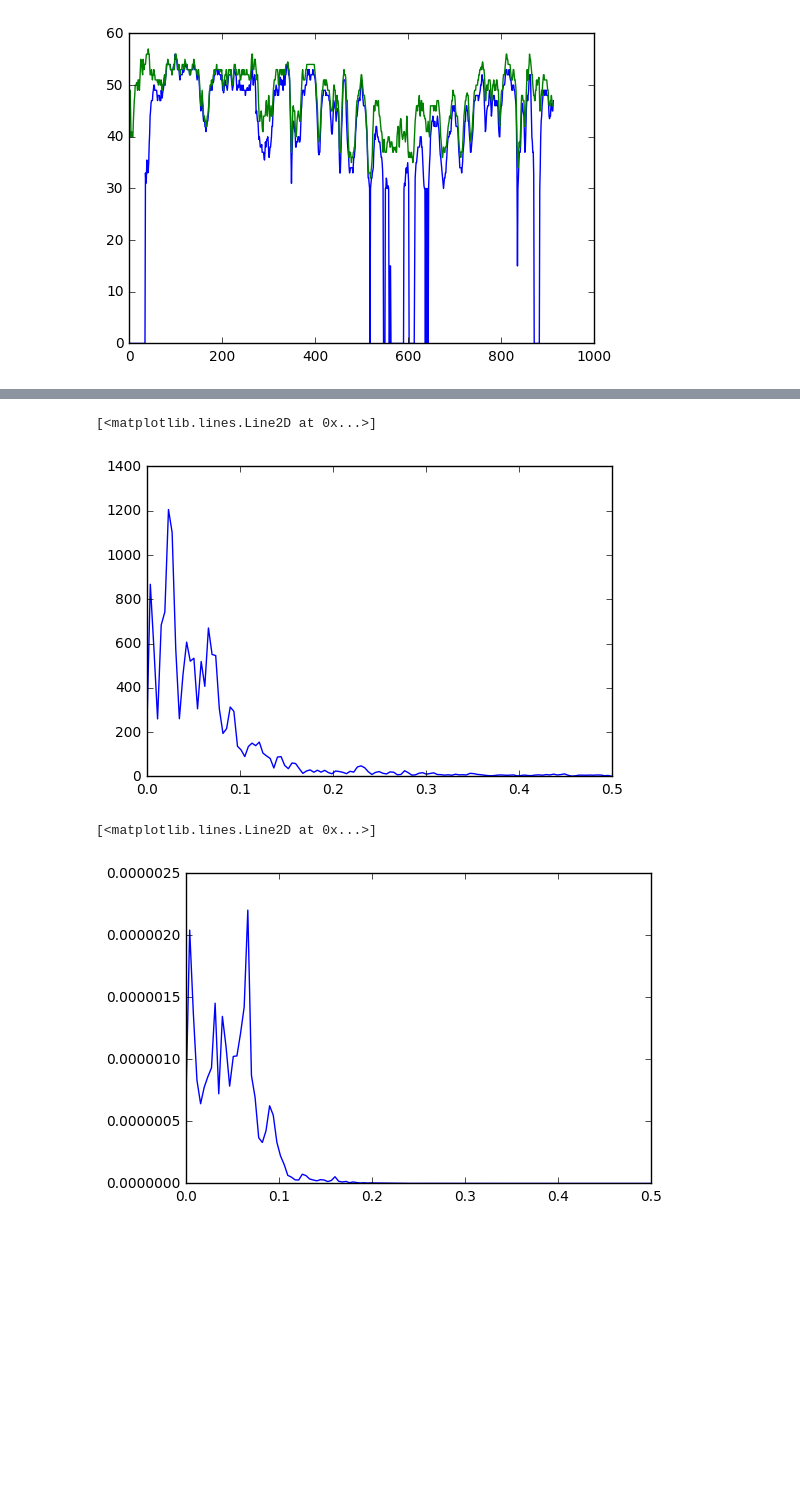
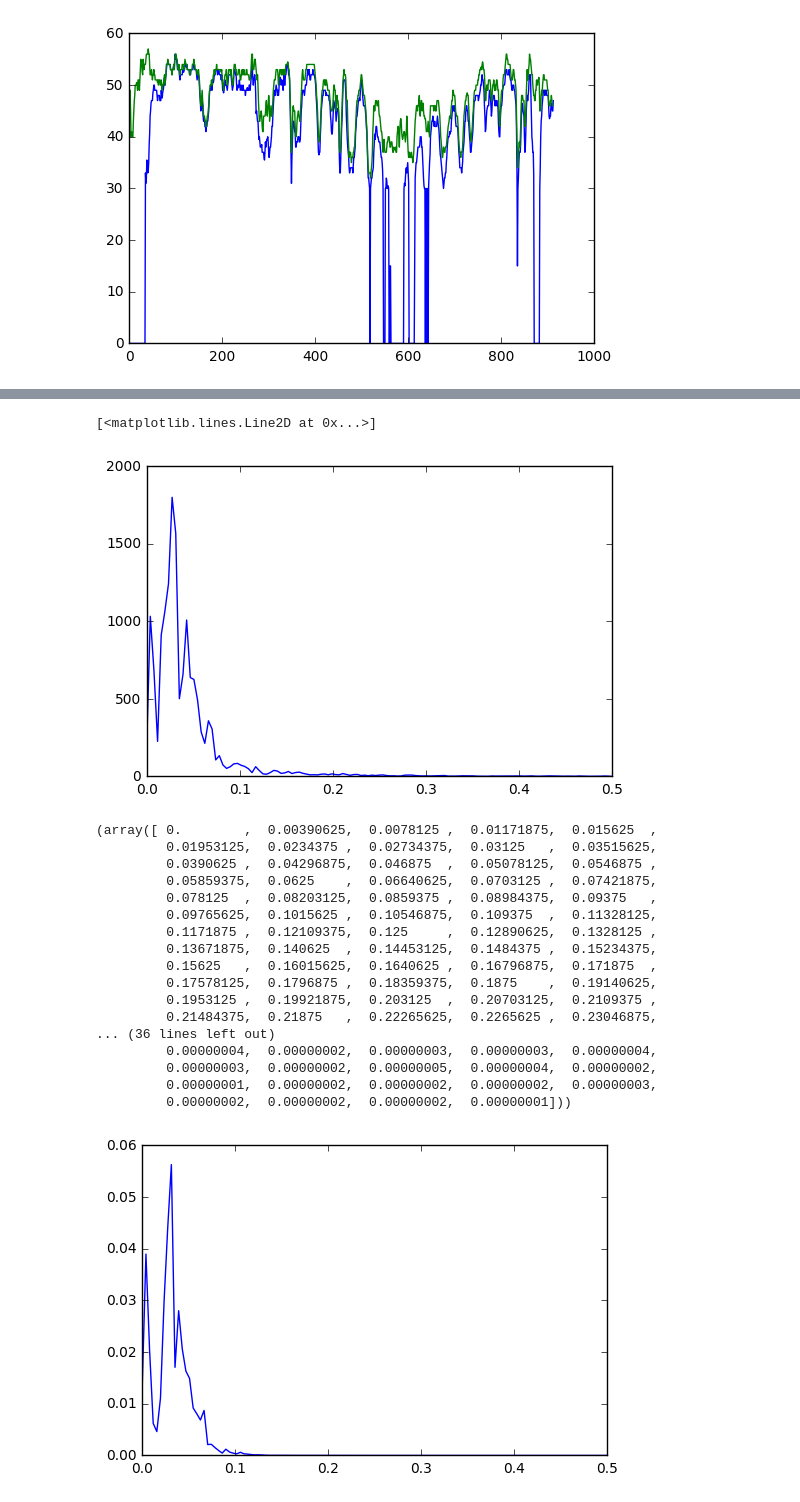
Before and after one commit to roy651/thesis, a Jupyter notebook: 3_PSD_and_filters.ipynb, the cells around one changed output, grey strips where cells are left out. Drawn from its saved outputs; the diff is of its cells as text; code cells hidden in the pictures; blank space fills up the shorter version.

```diff
--- a/3_PSD_and_filters.ipynb
+++ b/3_PSD_and_filters.ipynb
@@ -267,7 +267,7 @@ plt.plot(adjusted_left_median)
 from skimage.feature import hessian_matrix, hessian_matrix_eigvals
 
 # the ridge filter is the major eigenvalue of the Hessian matrix
-hxx, hxy, hyy = hessian_matrix(left_edge_rotated, sigma=3)
+hxx, hxy, hyy = hessian_matrix(left_edge_rotated, sigma=5)
 i1, i2 = hessian_matrix_eigvals(hxx, hxy, hyy)
 #i2 is the major eigenvalue...
 
@@ -340,15 +339,38 @@ f, pxx = signal.welch(left_sum_clipped)
 plt.plot(f, pxx)
 # %% [output]
 [<matplotlib.lines.Line2D at 0x...>]
-[figure, old version]
+[figure, new version]
 # %%
 # Run the PSD on the ridge-filtered origin - get better results than binary
-left_mean_filtered = np.mean(i2, axis=1)
+left_mean_filtered = np.sum(i2, axis=1)
 f, pxx = signal.welch(left_mean_filtered[:])
 plt.plot(f, pxx)
+
+# np.set_printoptions(suppress=True)
+f, pxx
+# f[bisect_left(f, 0.01):]
+# from bisect import bisect_left
+# aa = bisect_left(f, 0.01)
+# aa
 # %% [output]
-[<matplotlib.lines.Line2D at 0x...>]
+(array([ 0.        ,  0.00390625,  0.0078125 ,  0.01171875,  0.015625  ,
+         0.01953125,  0.0234375 ,  0.02734375,  0.03125   ,  0.03515625,
+         0.0390625 ,  0.04296875,  0.046875  ,  0.05078125,  0.0546875 ,
+         0.05859375,  0.0625    ,  0.06640625,  0.0703125 ,  0.07421875,
+         0.078125  ,  0.08203125,  0.0859375 ,  0.08984375,  0.09375   ,
+         0.09765625,  0.1015625 ,  0.10546875,  0.109375  ,  0.11328125,
+         0.1171875 ,  0.12109375,  0.125     ,  0.12890625,  0.1328125 ,
+         0.13671875,  0.140625  ,  0.14453125,  0.1484375 ,  0.15234375,
+         0.15625   ,  0.16015625,  0.1640625 ,  0.16796875,  0.171875  ,
+         0.17578125,  0.1796875 ,  0.18359375,  0.1875    ,  0.19140625,
+         0.1953125 ,  0.19921875,  0.203125  ,  0.20703125,  0.2109375 ,
+         0.21484375,  0.21875   ,  0.22265625,  0.2265625 ,  0.23046875,
+... (36 lines left out)
+         0.00000004,  0.00000002,  0.00000003,  0.00000003,  0.00000004,
+         0.00000003,  0.00000002,  0.00000005,  0.00000004,  0.00000002,
+         0.00000001,  0.00000002,  0.00000002,  0.00000002,  0.00000003,
+         0.00000002,  0.00000002,  0.00000002,  0.00000001]))
-[figure, old version]
+[figure, new version]
 # %%
 # Run PSD on the ridge-filtered origin ONLY in a specified 256px range => even better!
 from scipy import signal
```
Also changed, not shown: parts of 10 cells of this notebook, 1 other file.
